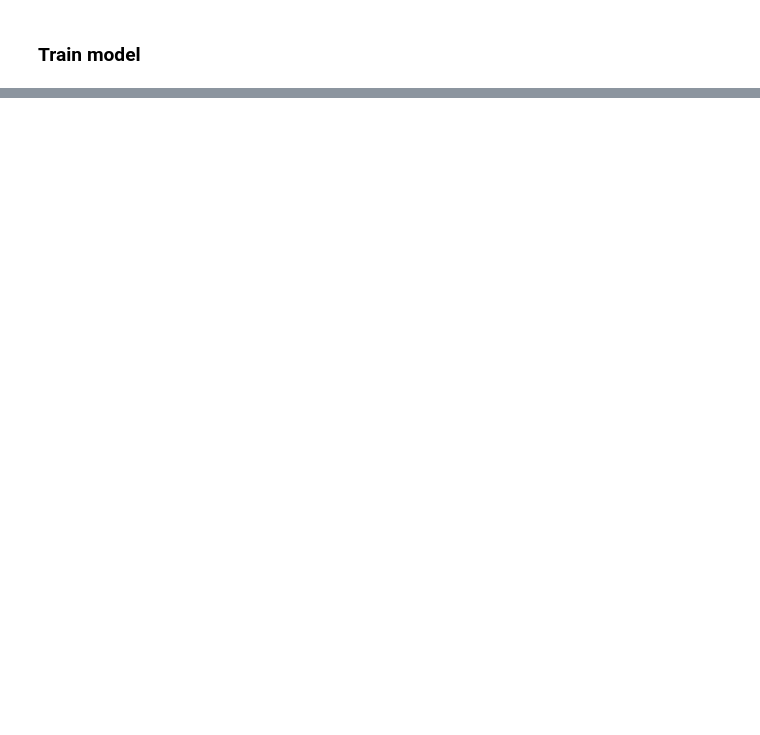
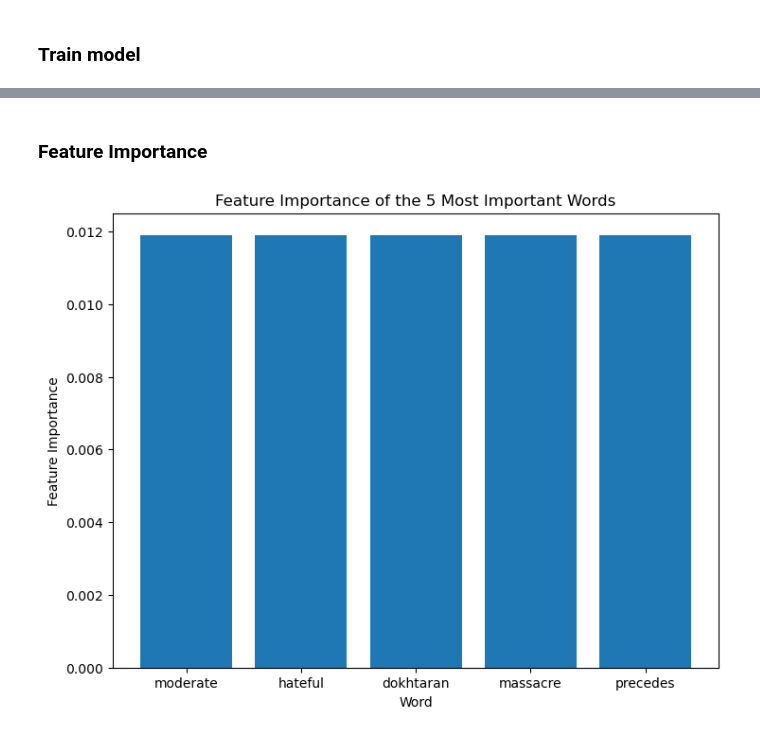
Before and after one commit to anly501/anly-501-project-5cminsuhlim, a Jupyter notebook: codes/03-naive-bayes/nb_py.ipynb, the cells around one changed output, grey strips where cells are left out. Saved outputs shown, nothing was run; the diff lists cells and outputs as text; code cells hidden in the pictures; blank space fills up the shorter version.

```diff
--- a/codes/03-naive-bayes/nb_py.ipynb
+++ b/codes/03-naive-bayes/nb_py.ipynb
@@ -151,0 +191,26 @@ plt.show()
+# %% [markdown]
+### Feature Importance
+# %%
+from sklearn.inspection import permutation_importance
+
+imps = permutation_importance(model, x_test, y_test)
+means = imps.importances_mean
+# %%
+vocab0 = vectorizer.vocabulary_
+vocab1 = dict([(value, key) for key, value in vocab0.items()])
+d={'words': vocab1.values(), 'importance': means}
+df2=pd.DataFrame(d)
+df2.sort_values('importance', ascending=False, inplace=True)
+# %%
+most_important = df2.head(n=5)
+least_important = df2.tail(n=5)
+# %%
+fig = plt.figure()
+ax = fig.add_axes([0,0,1,1])
+ax.bar(most_important['words'], most_important['importance'])
+ax.set_ylabel('Feature Importance')
+ax.set_title('Feature Importance of the 5 Most Important Words')
+ax.set_xlabel('Word')
+plt.show()
+# %% [output]
+[figure, added]
```
Also changed, not shown: parts of 7 cells of this notebook, 14 other files.
